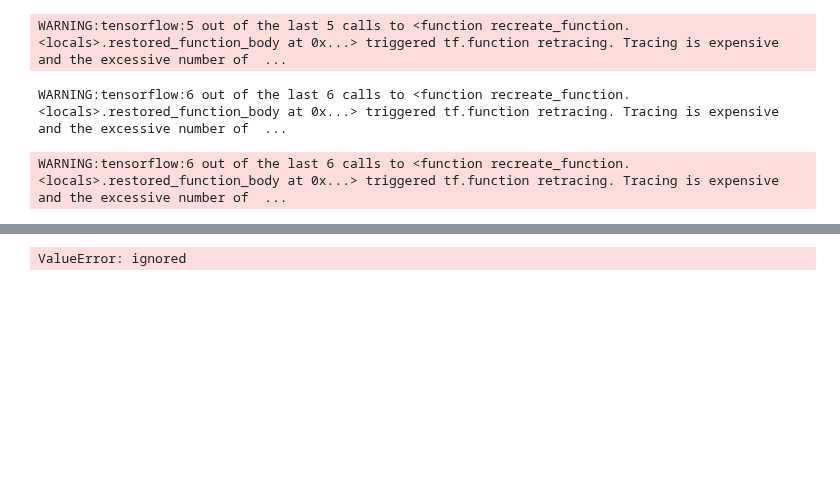
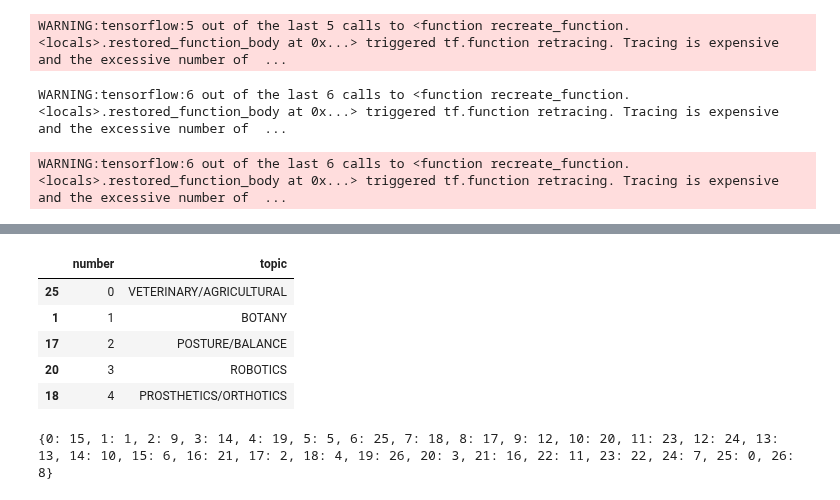
Before and after one commit to alcantarar/literature_update, a Jupyter notebook: Construct_Models/BERT_lit_up.ipynb, the cells around one changed output, grey strips where cells are left out. Saved outputs shown, nothing was run; the diff lists cells and outputs as text; code cells hidden in the pictures; blank space fills up the shorter version.

```diff
--- a/Construct_Models/BERT_lit_up.ipynb
+++ b/Construct_Models/BERT_lit_up.ipynb
@@ -371,23 +360,28 @@ plt.ylim((50,110))
 # %%
 label_order = pd.DataFrame({'number': range(0,len(le.classes_)), 'label': le.classes_})
-label_order['new_number'] = [11,0,4,16,18,5,21,19,20, 13, 26,24,25,12,15,10,27,9,7,22,8,14,17,23,6,3, 2,1]  # from clustering dendrogram up above
+label_order['new_number'] = [15, 1, 9, 14, 19, 5, 25, 18, 17, 12, 20, 23, 24, 13, 10, 6, 21, 2, 4, 26, 3, 16, 11, 22, 7, 0, 8]  # from clustering dendrogram up above
 
 k = label_order['number'].tolist()
 v = label_order['new_number'].tolist()
 lookup = {k[i]: v[i] for i in range(len(k))}
 
 
 new_label_order = np.copy(label_order)
 
 for k, v in lookup.items(): new_label_order[label_order==k] = v
 
 new_label_order = pd.DataFrame(new_label_order)
 new_label_order.sort_values([0], inplace=True)
 new_label_order.columns = ['number', 'topic', 'old']
 new_label_order.drop(['old'], axis = 1, inplace=True)
 new_label_order.head()
 # %% [output]
-ValueError: ignored
+|  | number | topic |
+| 25 | 0 | VETERINARY/AGRICULTURAL |
+| 1 | 1 | BOTANY |
+| 17 | 2 | POSTURE/BALANCE |
+| 20 | 3 | ROBOTICS |
+| 18 | 4 | PROSTHETICS/ORTHOTICS |
 # %%
 print(lookup)
 po = pd.read_csv('/content/gdrive/My Drive/literature_update/Data/BERT_out.csv')
@@ -400,6 +394,8 @@ new_pred = np.copy(pred)
 new_obs = np.copy(obs)
 for k,v in lookup.items(): new_pred[pred==k] = v
 for k,v in lookup.items(): new_obs[obs==k] = v
+# %% [output]
+{0: 15, 1: 1, 2: 9, 3: 14, 4: 19, 5: 5, 6: 25, 7: 18, 8: 17, 9: 12, 10: 20, 11: 23, 12: 24, 13: 13, 14: 10, 15: 6, 16: 21, 17: 2, 18: 4, 19: 26, 20: 3, 21: 16, 22: 11, 23: 22, 24: 7, 25: 0, 26: 8}
 # %%
 plt.rc('xtick',labelsize = 20)
 plt.rc('ytick',labelsize = 20)
```
Also changed, not shown: parts of 7 cells of this notebook, 1 other file.
